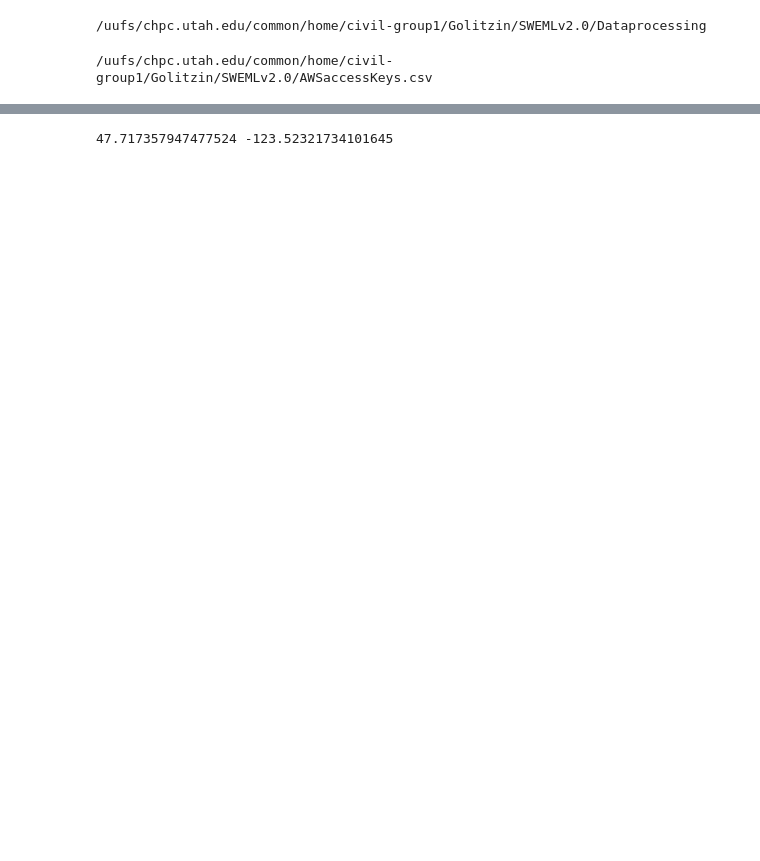
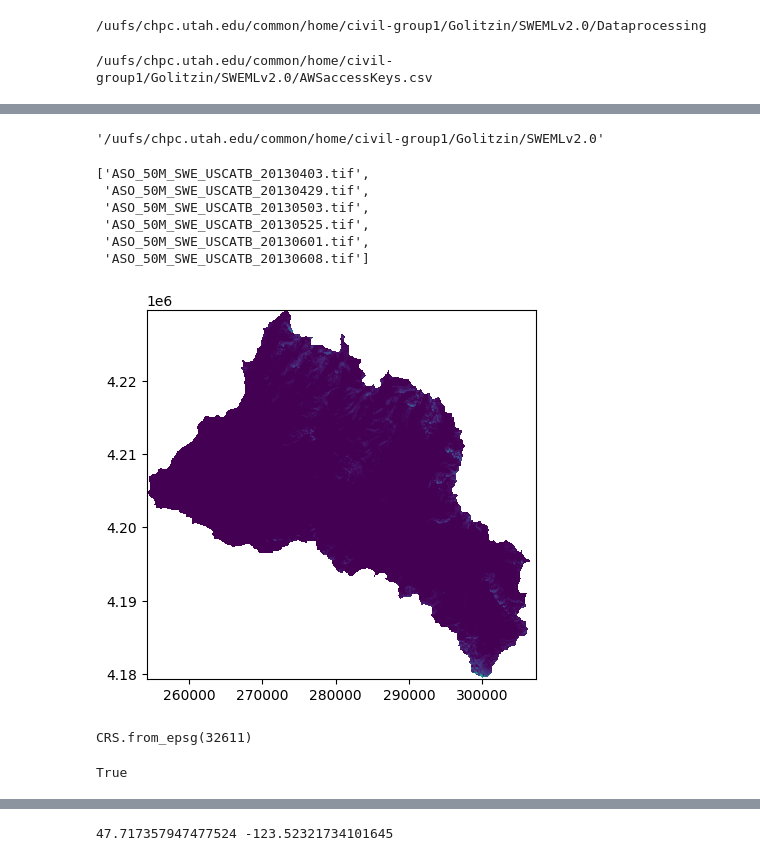
Before and after one commit to whitelightning450/SWEMLv2.0, a Jupyter notebook: Dataprocessing/get_EE_Precip.ipynb, the cells around one changed output, grey strips where cells are left out. Cells and saved outputs as stored; diff of their text form; code cells hidden in the pictures; blank space fills up the shorter version.

```diff
--- a/Dataprocessing/get_EE_Precip.ipynb
+++ b/Dataprocessing/get_EE_Precip.ipynb
@@ -54,0 +307,4 @@ import get_Precip
+# %%
+HOME
+# %% [output]
+'/uufs/chpc.utah.edu/common/home/civil-group1/Golitzin/SWEMLv2.0'
@@ -54,0 +323,28 @@ import get_Precip
+# %%
+WY = 2013
+filepath = f"{HOME}/data/ASO/{WY}/Raw_ASO_Data"
+files = [filename for filename in os.listdir(filepath)
+    if filename.endswith(".tif")
+    ]
+files
+# %% [output]
+['ASO_50M_SWE_USCATB_20130403.tif',
+ 'ASO_50M_SWE_USCATB_20130429.tif',
+ 'ASO_50M_SWE_USCATB_20130503.tif',
+ 'ASO_50M_SWE_USCATB_20130525.tif',
+ 'ASO_50M_SWE_USCATB_20130601.tif',
+ 'ASO_50M_SWE_USCATB_20130608.tif']
+# %%
+file = f"{filepath}/{files[-1]}"
+tiff = rasterio.open(file)
+show(tiff)
+left,bottom,right,top = tiff.bounds
+tiff.bounds
+tiff.crs # looks like this is in UTM zone, probs want WGS84 for consistency?
+# %% [output]
+[figure, added]
+CRS.from_epsg(32611)
+# %%
+tiff.crs == rasterio.CRS.from_epsg(32611)
+# %% [output]
+True
```
Also changed, not shown: parts of 73 cells of this notebook.
